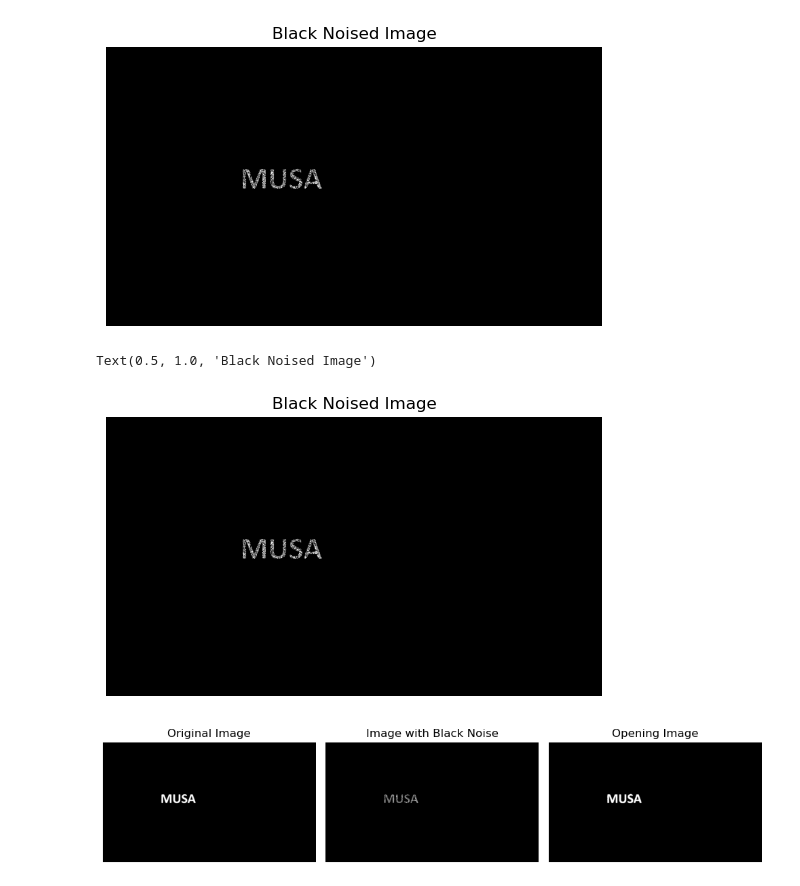
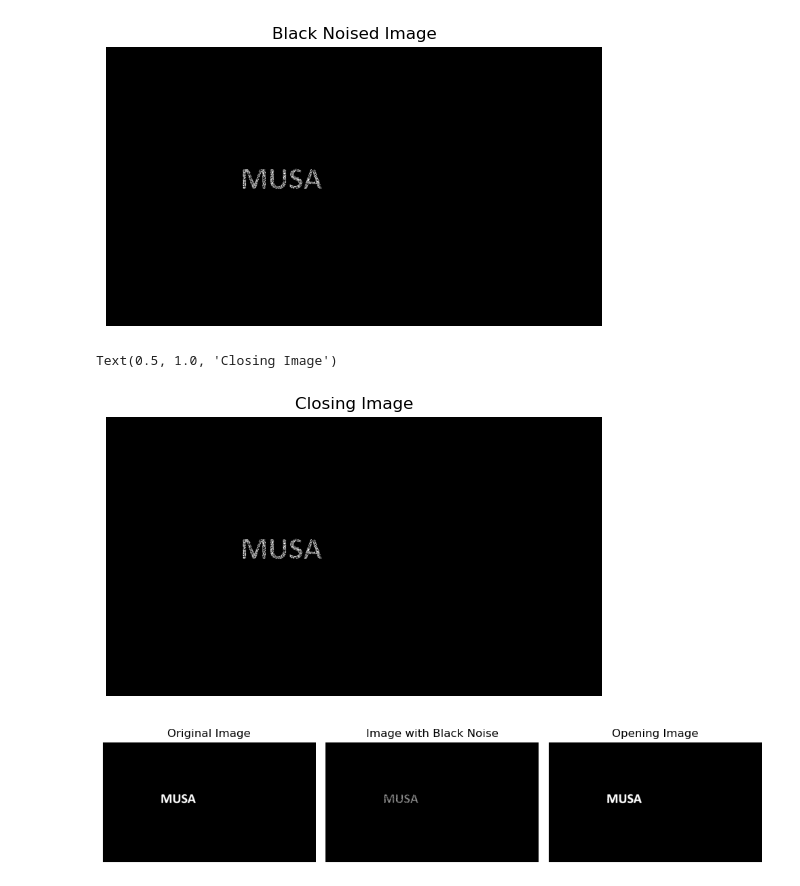
Before and after one commit to musayoncalik/Digital_Image_Analysis, a Jupyter notebook: week_4_Morphological_Image_Processing.ipynb, the cells around one changed output. Saved outputs shown, nothing was run; the diff lists cells and outputs as text; code cells hidden in the pictures.

```diff
--- a/week_4_Morphological_Image_Processing.ipynb
+++ b/week_4_Morphological_Image_Processing.ipynb
@@ -241,7 +225,7 @@ my_black_noise_img = black_noise + new_img
 # Görüntüde 245’ten küçük (yani koyu renkli veya siyaha yakın) tüm pikseller tam siyah
 # (0) yapılır.
 # → Bu sayede siyah gürültü (black noise) bölgeleri belirginleşir.
-my_black_noise_img[my_black_noise_img <= 245] = 0 # 245’ten düşük değerleri siyah yap
+my_black_noise_img[my_black_noise_img <= -245] = 0
 
 plt.imshow(my_black_noise_img, cmap = "gray")   # Görüntü gri tonlamalı olarak gösterilir.
 plt.axis("off")
@@ -252,24 +236,19 @@ Text(0.5, 1.0, 'Black Noised Image')
 # %%
 # Closing (kapanma) : açma işleminin tam tersi olarak çalışır.
 # gürültülerde (mat görünümlerde) oldukça işe yarar.
 
 # Closing (Kapatma/Kapama), bu da opening işleminin tam tersidir.
 # Görüntüye önce genişleme sonra erozyon işlemini uygular
 
 # Önce dilation, sonra erosion
 # Amaç: siyah gürültüleri veya boşlukları kapatmak
 
-# Closing işlemi ile siyah gürültüleri kapat
 my_closing_img = cv2.morphologyEx(my_black_noise_img.astype(np.float32),
-                                  cv2.MORPH_CLOSE, my_kernel)
-
-# Koyu pikselleri siyah yap (0–245 aralığı)
-my_black_noise_img[my_black_noise_img <= -245] = 0
-
-plt.imshow(my_black_noise_img,cmap="gray")
+                                  cv2.MORPH_OPEN, my_kernel)
+plt.imshow(my_black_noise_img, cmap="gray")
 plt.axis("off")
-plt.title("Black Noised Image")
+plt.title("Closing Image")
 # %% [output]
-Text(0.5, 1.0, 'Black Noised Image')
+Text(0.5, 1.0, 'Closing Image')
-[figure, old version]
+[figure, new version]
 # %%
```
Also changed, not shown: parts of 12 cells of this notebook.
